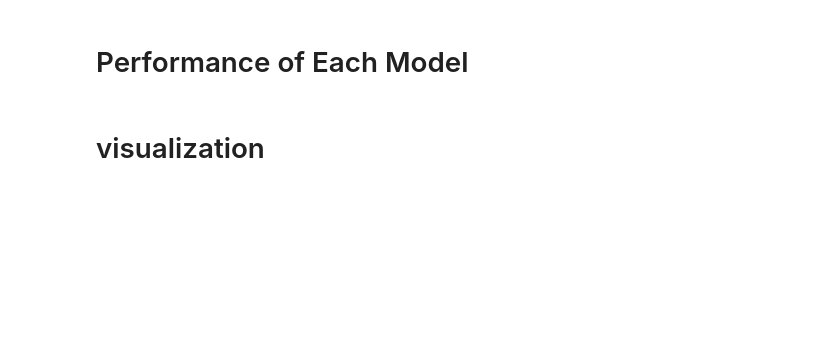
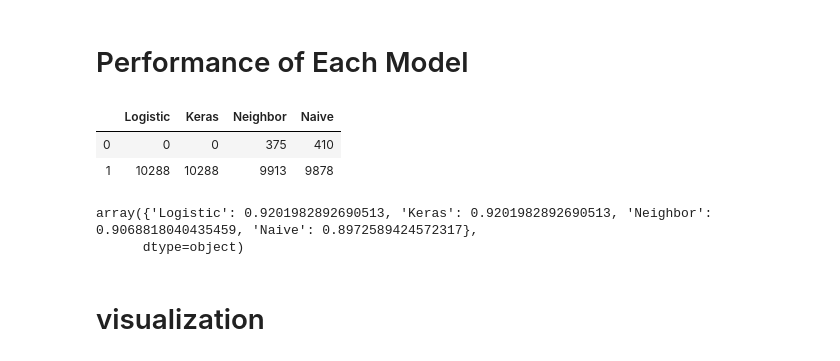
Before and after one commit to PrathnaPel/data-mining-final, a Jupyter notebook: TaxiCancellationVisTest.ipynb, the cells around one changed output. Drawn from its saved outputs; the diff is of its cells as text; code cells hidden in the pictures; blank space fills up the shorter version.

```diff
--- a/TaxiCancellationVisTest.ipynb
+++ b/TaxiCancellationVisTest.ipynb
@@ -291,4 +294,4 @@ model.compile(optimizer='rmsprop',
 n_neigh = 3
 from sklearn.neighbors import KNeighborsClassifier
 neighbor = KNeighborsClassifier(n_neigh)
-neighbor.fit(X, y)
+neighbor.fit(X_train, y_train)
@@ -296,4 +303,4 @@ neighbor.fit(X, y)
 #Naive Bayes
 from sklearn.naive_bayes import GaussianNB
 gaus = GaussianNB()
-gaus.fit(X, y)
+gaus.fit(X_train, y_train)
@@ -300,4 +309,4 @@ gaus.fit(X, y)
 # %% [markdown]
 # Prediction
 # %%
-model.fit(X,y, epochs=10, batch_size = 2, verbose = 1)
+model.fit(X_train,y_train, epochs=20, batch_size = 5, verbose = 1)
@@ -310,8 +354,28 @@ y_pred_logreg = logreg.predict(X_test)
 y_pred_keras= model.predict(X_test)
 y_pred_neigh= neighbor.predict(X_test)
 y_pred_gaus= gaus.predict(X_test)
+y_pred_keras= y_pred_keras.argmax(axis=1)
 # %% [markdown]
 # Performance of Each Model
+# %%
+
+y_pred_four = pd.DataFrame({'Logistic': [np.count_nonzero(y_pred_logreg),y_pred_logreg.shape[0]-np.count_nonzero(y_pred_logreg)], 'Keras':[np.count_nonzero(y_pred_keras),y_pred_keras.shape[0]-np.count_nonzero(y_pred_keras)], 'Neighbor':[np.count_nonzero(y_pred_neigh),y_pred_neigh.shape[0]-np.count_nonzero(y_pred_neigh)],'Naive':[np.count_nonzero(y_pred_gaus),y_pred_gaus.shape[0]-np.count_nonzero(y_pred_gaus)]})
+y_pred_four
+# %% [output]
+|  | Logistic | Keras | Neighbor | Naive |
+| 0 | 0 | 0 | 375 | 410 |
+| 1 | 10288 | 10288 | 9913 | 9878 |
+# %%
+from sklearn.metrics import accuracy_score
+logreg_acc= accuracy_score(y_test, y_pred_logreg)
+keras_acc =accuracy_score(y_test, y_pred_keras)
+neigh_acc = accuracy_score(y_test, y_pred_neigh)
+gaus_acc = accuracy_score(y_test, y_pred_gaus)
+accuracy_four = np.array({'Logistic': logreg_acc, 'Keras':keras_acc, 'Neighbor':neigh_acc,'Naive':gaus_acc})
+accuracy_four
+# %% [output]
+array({'Logistic': 0.9201982892690513, 'Keras': 0.9201982892690513, 'Neighbor': 0.9068818040435459, 'Naive': 0.8972589424572317},
+      dtype=object)
 # %% [markdown]
 # visualization
 # %%
```
Also changed, not shown: parts of 30 cells of this notebook, 1 other file.
